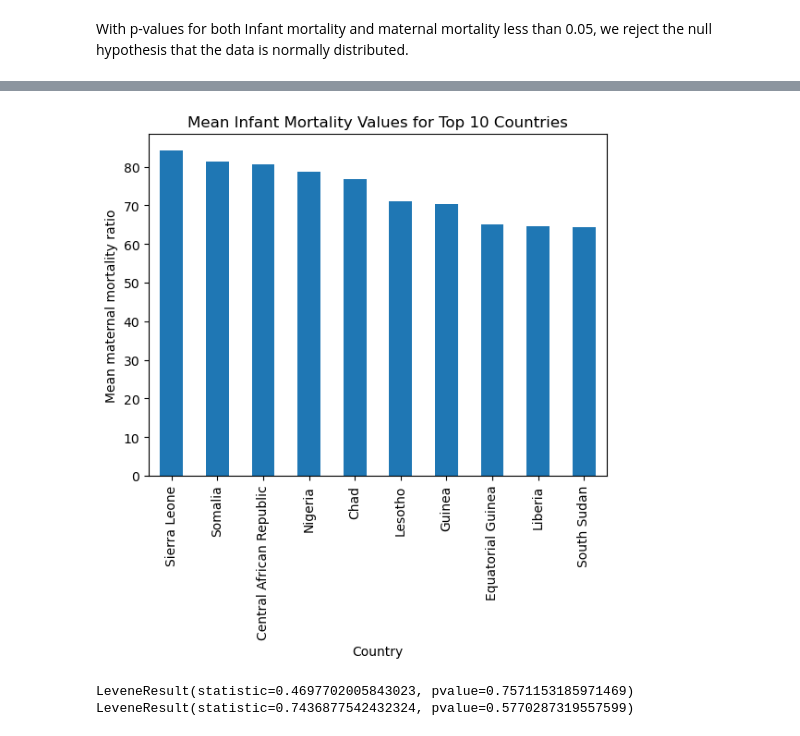
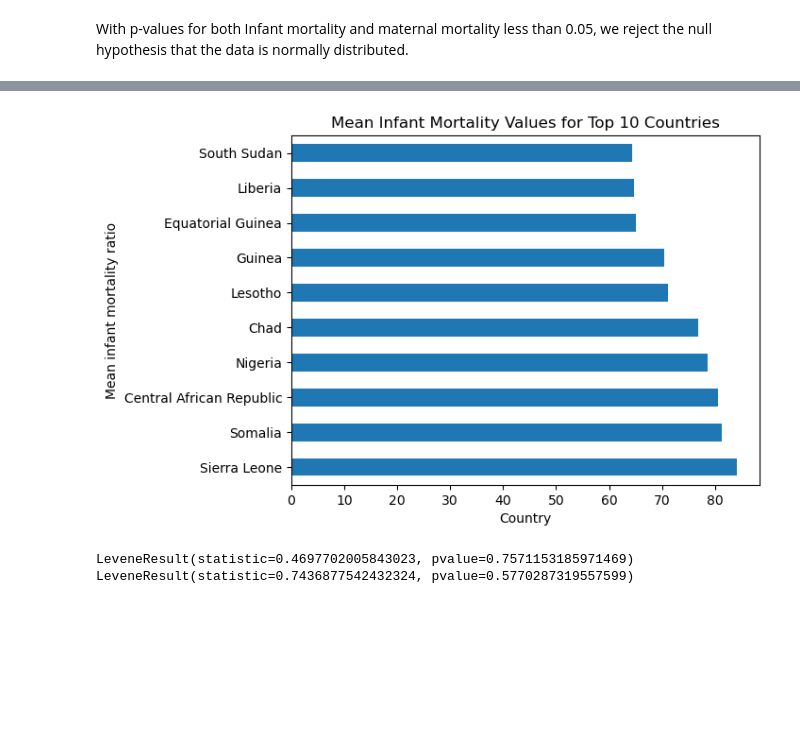
Before and after one commit to NsikanabasiMike/Inferential_Statistic_Demo, a Jupyter notebook: Inferential_Statistics_Demo.ipynb, the cells around one changed output, grey strips where cells are left out. Saved outputs shown, nothing was run; the diff lists cells and outputs as text; code cells hidden in the pictures; blank space fills up the shorter version.

```diff
--- a/Inferential_Statistics_Demo.ipynb
+++ b/Inferential_Statistics_Demo.ipynb
@@ -206,17 +206,17 @@ plt.savefig('pic_2.png', bbox_inches = 'tight')
 # %%
 # Check mean infant mortality values for top 10 countries
 
 # Get top 10 maternal mortality countries
 top_10_inf_mor = infant_mortality.groupby('Country')['Value'].mean().sort_values(ascending = False)[:10]
 
 # Plot a barchart
-top_10_inf_mor.plot(kind = 'bar');
+top_10_inf_mor.plot(kind = 'barh');
 plt.xlabel('Country');
-plt.ylabel('Mean maternal mortality ratio');
+plt.ylabel('Mean infant mortality ratio');
 plt.title('Mean Infant Mortality Values for Top 10 Countries');
 plt.savefig('pic_3.png', bbox_inches = 'tight')
 # %% [output]
-[figure, old version]
+[figure, new version]
 # %%
 # List of top 5 mortality coutries
 top_5_mat_mortality = ['South Sudan',
```
Also changed, not shown: parts of 2 cells of this notebook.
